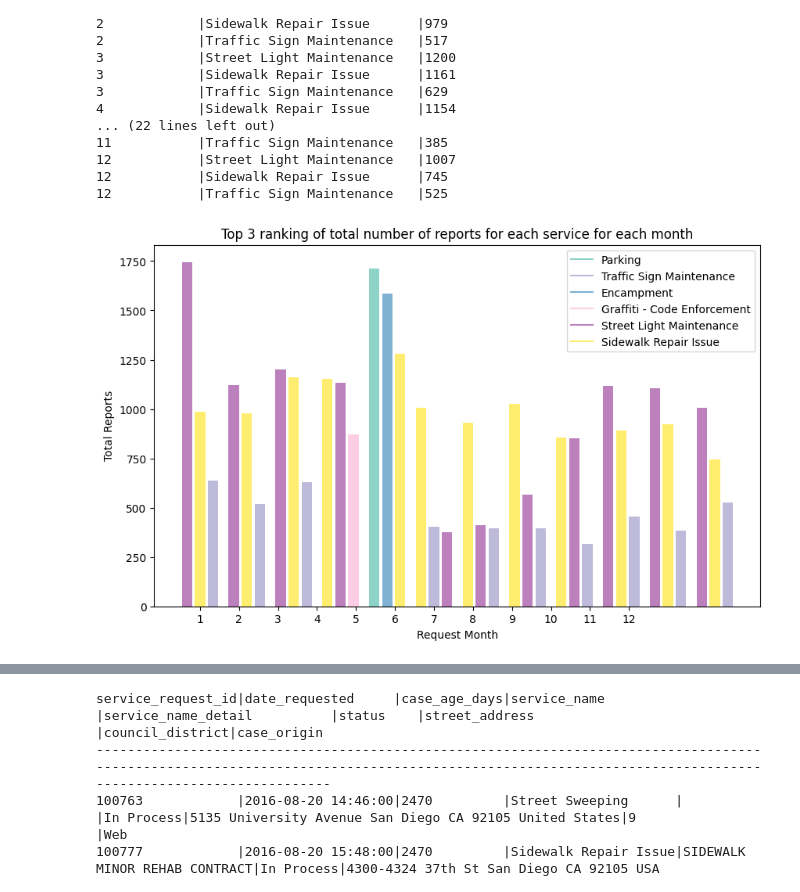
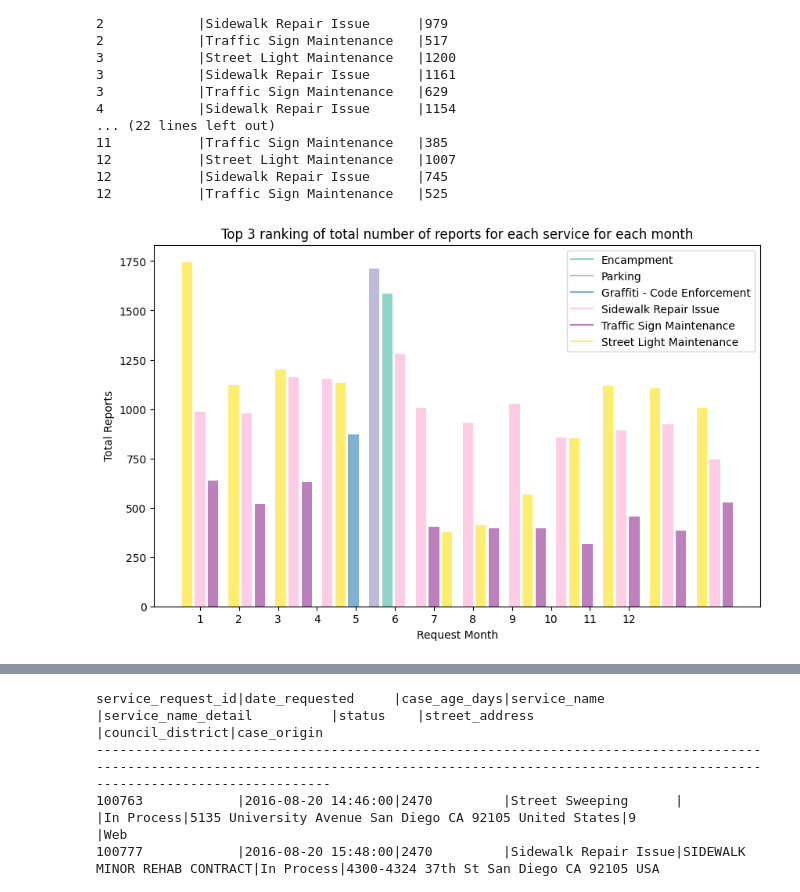
Before and after one commit to jgeng99/San-Diego-Accident-Analysis, a Jupyter notebook: Neo4J/SQL analysis.ipynb, the cells around one changed output, grey strips where cells are left out. Drawn from its saved outputs; the diff is of its cells as text; code cells hidden in the pictures.

```diff
--- a/Neo4J/SQL analysis.ipynb
+++ b/Neo4J/SQL analysis.ipynb
@@ -393,35 +266,38 @@ unique_service_name = list(set(service_name))
 color_map = plt.cm.get_cmap('Set3')
 colors = color_map(np.linspace(0, 1, len(unique_service_name)))
 
+# Sort unique request months in chronological order
+sorted_months = sorted(set(request_month))
+
 # Create a bar plot with color-coded bars
 plt.figure(figsize=(10, 6))
 x_ticks = []
 x_positions = []
 legend_added = []
 
 offset = 0.6
 
-for i, month in enumerate(set(request_month)):
+for i, month in enumerate(sorted_months):
     month_indices = [j for j in range(len(request_month)) if request_month[j] == month]
     x_positions.extend(month_indices)
     x_ticks.append(np.mean(month_indices))
     for j, service in enumerate(unique_service_name):
         service_indices = [k for k in month_indices if service_name[k] == service]
         service_reports = [total_reports[k] for k in service_indices]
         plt.bar(np.array(service_indices) + i * offset, service_reports, color=colors[j])
 
         # Add legend entry only if not already added
         if service not in legend_added:
             plt.plot([], [], color=colors[j], label=service)
             legend_added.append(service)
 
-plt.xticks(x_ticks, sorted(set(request_month)))
+plt.xticks(x_ticks, sorted_months)
 plt.xlabel('Request Month')
 plt.ylabel('Total Reports')
 plt.title('Top 3 ranking of total number of reports for each service for each month')
 plt.legend()
 
 # Show the plot
 plt.show()
 # %% [output]
-[figure, old version]
+[figure, new version]
```
Also changed, not shown: parts of 6 cells of this notebook.
